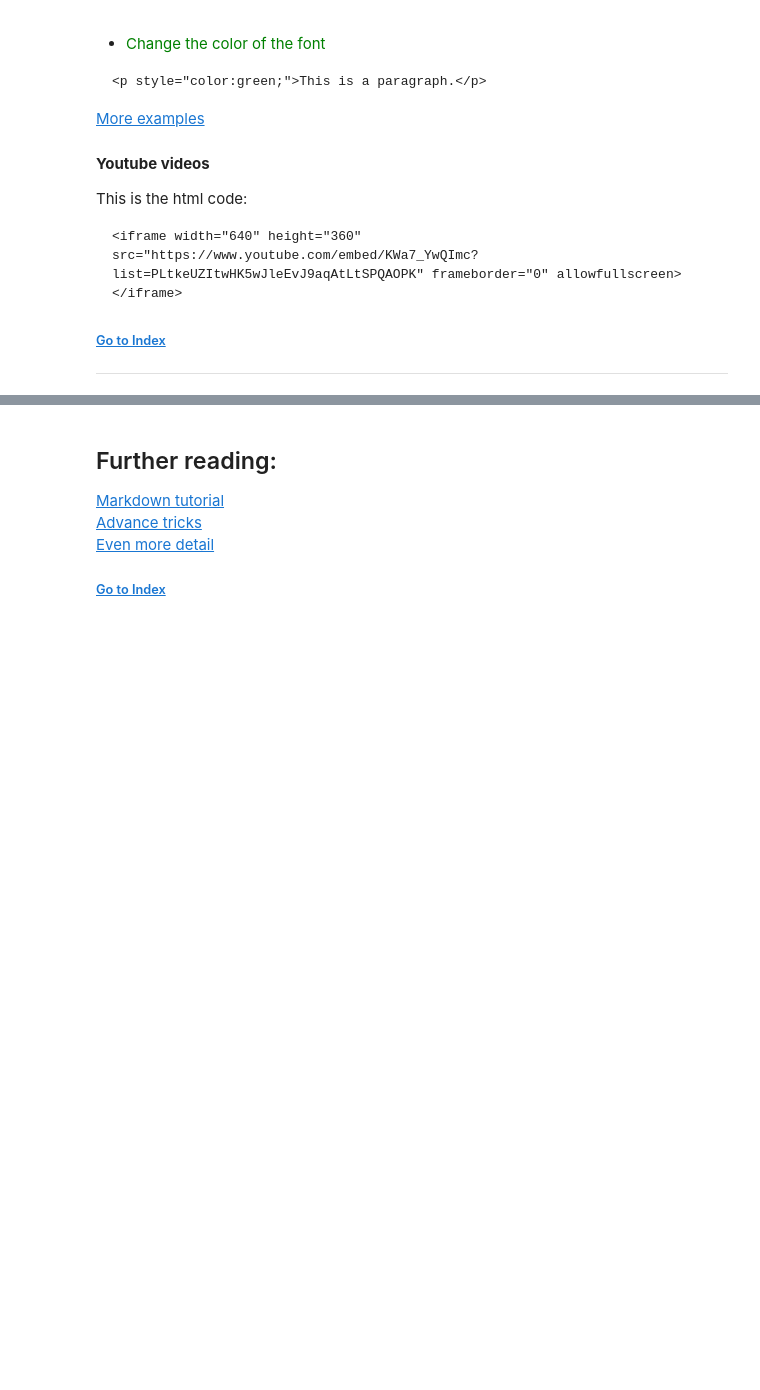
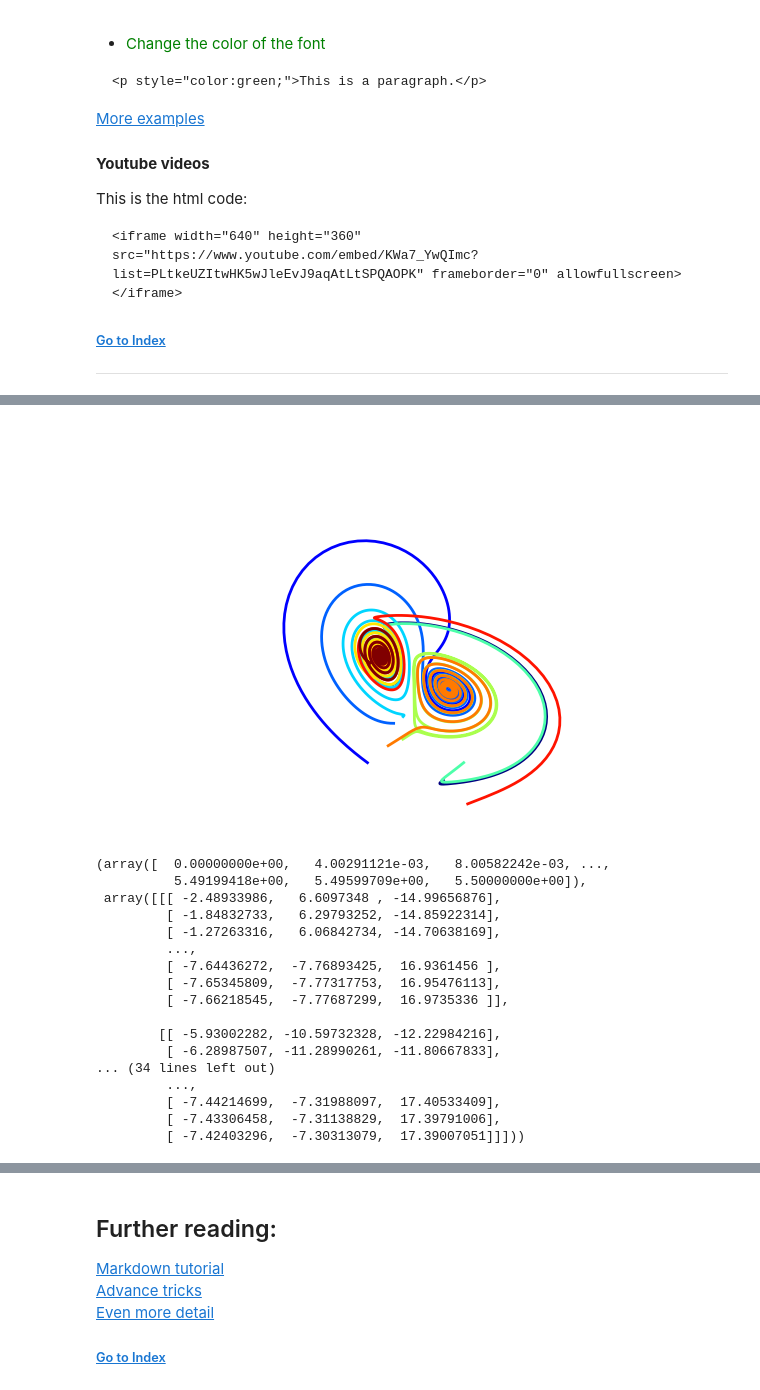
Before and after one commit to jealdana/Learning-Jupyter, a Jupyter notebook: Jupyter101.ipynb, the cells around one changed output, grey strips where cells are left out. Cells and saved outputs as stored; diff of their text form; code cells hidden in the pictures; blank space fills up the shorter version.

Commit message:
Interactivity functionality
I append some examples of how to create and define functions where the
presenter can change in case of questions or to show certain cases

```diff
--- a/Jupyter101.ipynb
+++ b/Jupyter101.ipynb
@@ -372,0 +412,72 @@ Press the image or this [link][tutLink] to see the tutorial
+# %%
+%matplotlib inline
+from ipywidgets import interact, interactive
+from IPython.display import clear_output, display, HTML
+
+import numpy as np
+from scipy import integrate
+
+from matplotlib import pyplot as plt
+from mpl_toolkits.mplot3d import Axes3D
+from matplotlib.colors import cnames
+from matplotlib import animation
+
+def solve_lorenz(N=10, angle=0.0, max_time=4.0, sigma=10.0, beta=8./3, rho=28.0):
+
+    fig = plt.figure()
+    ax = fig.add_axes([0, 0, 1, 1], projection='3d')
+    ax.axis('off')
+
+    # prepare the axes limits
+    ax.set_xlim((-25, 25))
+    ax.set_ylim((-35, 35))
+    ax.set_zlim((5, 55))
+
+    def lorenz_deriv(x_y_z, t0, sigma=sigma, beta=beta, rho=rho):
+        """Compute the time-derivative of a Lorenz system."""
+        x, y, z = x_y_z
+        return [sigma * (y - x), x * (rho - z) - y, x * y - beta * z]
+
+    # Choose random starting points, uniformly distributed from -15 to 15
+    np.random.seed(1)
+    x0 = -15 + 30 * np.random.random((N, 3))
+
+    # Solve for the trajectories
+    t = np.linspace(0, max_time, int(250*max_time))
+    x_t = np.asarray([integrate.odeint(lorenz_deriv, x0i, t)
+                      for x0i in x0])
+
+    # choose a different color for each trajectory
+    colors = plt.cm.jet(np.linspace(0, 1, N))
+
+    for i in range(N):
+        x, y, z = x_t[i,:,:].T
+        lines = ax.plot(x, y, z, '-', c=colors[i])
+        plt.setp(lines, linewidth=2)
+
+    ax.view_init(30, angle)
+    plt.show()
+
+    return t, x_t
+
+w = interactive(solve_lorenz, angle=(0.,360.), N=(0,50), sigma=(0.0,50.0), rho=(0.0,50.0))
+display(w)
+# %% [output]
+[figure, added]
+(array([  0.00000000e+00,   4.00291121e-03,   8.00582242e-03, ...,
+          5.49199418e+00,   5.49599709e+00,   5.50000000e+00]),
+ array([[[ -2.48933986,   6.6097348 , -14.99656876],
+         [ -1.84832733,   6.29793252, -14.85922314],
+         [ -1.27263316,   6.06842734, -14.70638169],
+         ...,
+         [ -7.64436272,  -7.76893425,  16.9361456 ],
+         [ -7.65345809,  -7.77317753,  16.95476113],
+         [ -7.66218545,  -7.77687299,  16.9735336 ]],
+
+        [[ -5.93002282, -10.59732328, -12.22984216],
+         [ -6.28987507, -11.28990261, -11.80667833],
+... (34 lines left out)
+         ...,
+         [ -7.44214699,  -7.31988097,  17.40533409],
+         [ -7.43306458,  -7.31138829,  17.39791006],
+         [ -7.42403296,  -7.30313079,  17.39007051]]]))
```
Also changed, not shown: parts of 9 cells of this notebook.
